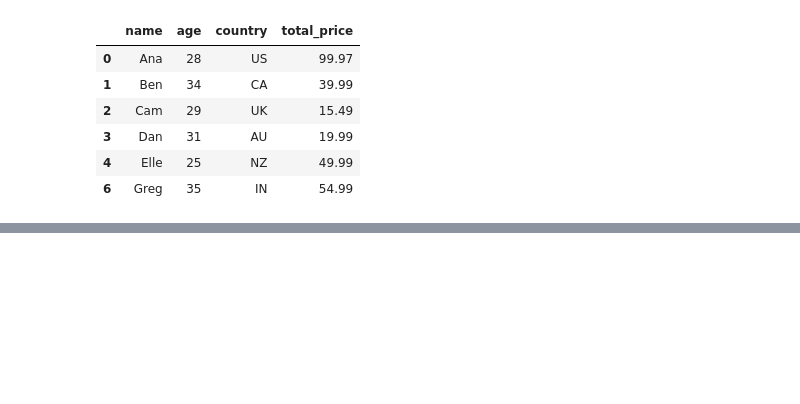
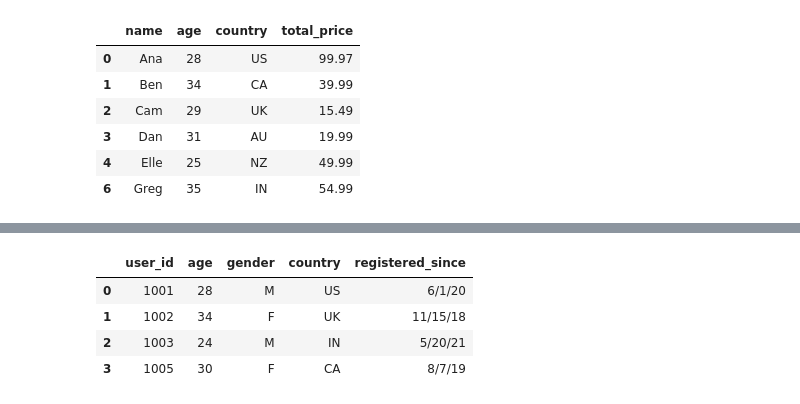
Before and after one commit to nehagovekar/Pandas_leetcode, a Jupyter notebook: Pandas_Practice_On_ProductCompanies.ipynb, the cells around one changed output, grey strips where cells are left out. Cells and saved outputs as stored; diff of their text form; code cells hidden in the pictures; blank space fills up the shorter version.

```diff
--- a/Pandas_Practice_On_ProductCompanies.ipynb
+++ b/Pandas_Practice_On_ProductCompanies.ipynb
@@ -443,0 +500,8 @@ output
+# %%
+df_user_profiles
+# %% [output]
+|  | user_id | age | gender | country | registered_since |
+| 0 | 1001 | 28 | M | US | 6/1/20 |
+| 1 | 1002 | 34 | F | UK | 11/15/18 |
+| 2 | 1003 | 24 | M | IN | 5/20/21 |
+| 3 | 1005 | 30 | F | CA | 8/7/19 |
```
Also changed, not shown: parts of 10 cells of this notebook.
